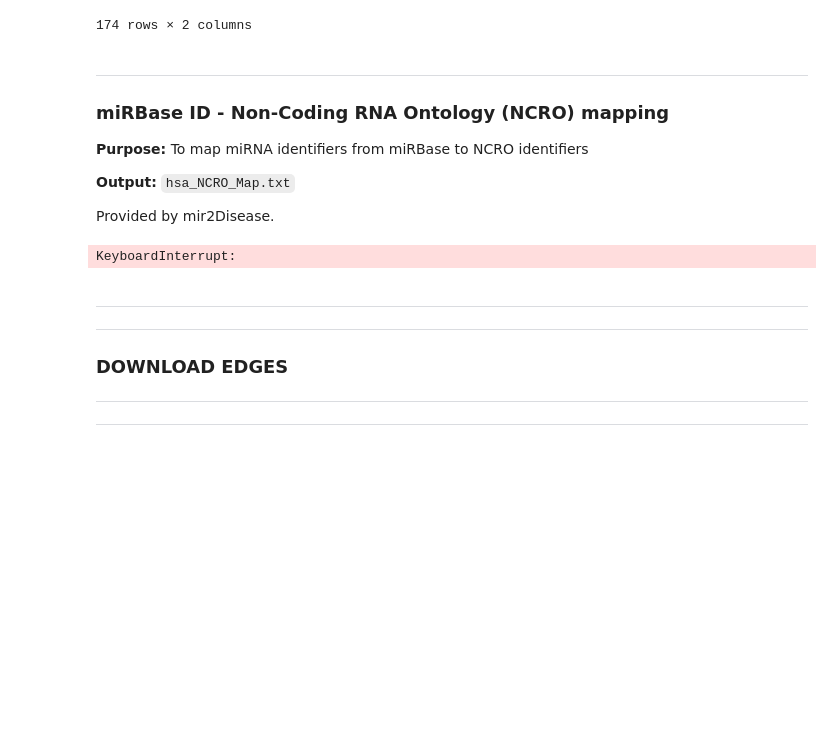
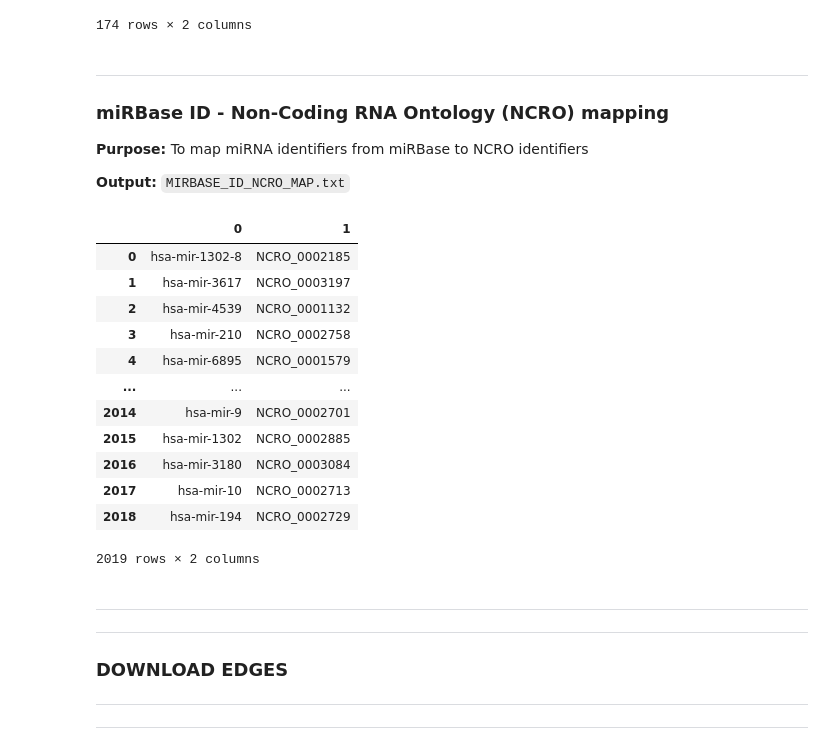
Before and after one commit to emanuelecavalleri/testRNA-KG, a Jupyter notebook: notebooks/RNA-KG_Preparation.ipynb, the cells around one changed output. Saved outputs shown, nothing was run; the diff lists cells and outputs as text; code cells hidden in the pictures; blank space fills up the shorter version.

```diff
--- a/notebooks/RNA-KG_Preparation.ipynb
+++ b/notebooks/RNA-KG_Preparation.ipynb
@@ -305,9 +312,7 @@ os.remove(processed_data_location + 'diseaseList.txt')
 
 **Purpose:** To map miRNA identifiers from miRBase to NCRO identifiers
 
-**Output:** `hsa_NCRO_Map.txt`
-
-Provided by mir2Disease.
+**Output:** `MIRBASE_ID_NCRO_MAP.txt`
 # %%
 # Helper function to get dbxrefs for all ontology classes' label
 def gets_ontology_class_label(graph: Graph) -> Tuple:
@@ -327,16 +332,14 @@ def gets_ontology_class_label(graph: Graph) -> Tuple:
 
     return {**dbx_uris, **ex_uris}, {**dbx_type, **ex_type}
 # %%
-# read data into RDFLib graph object
+# Read data into RDFLib graph object
 ncro_graph = Graph().parse(ontology_data_location + 'ncro_with_imports.owl')
 
 dbxref_res = gets_ontology_class_label(ncro_graph)[0]
 
 # Fix string patterns
-ncro_dict = {str(k): {str(i).split('/')[-1].replace(':','_') for i in v} for k, v in dbxref_res.items() if 'NCRO' in str(v) and 'mir-' in str(k) and 'hsa' in str(k)}
-ncro_dict2 = {'hsa-'+str(k): {str(i).split('/')[-1].replace(':','_') for i in v} for k, v in dbxref_res.items() if 'NCRO' in str(v) and 'mir-' in str(k) and 'hsa' not in str(k)}
-
-list({**ncro_dict, **ncro_dict2}.items())[:5]
+ncro_dict = {str(k): {str(i).split('/')[-1].replace(':','_') for i in v}
+             for k, v in dbxref_res.items() if 'NCRO' in str(v) and 'mir-' in str(k) and 'hsa' in str(k)}
+ncro_dict2 = {'hsa-'+str(k): {str(i).split('/')[-1].replace(':','_') for i in v} for k, v in dbxref_res.items()
+              if 'NCRO' in str(v) and 'mir-' in str(k) and 'hsa' not in str(k)}
-# %% [output]
-KeyboardInterrupt:
 # %%
@@ -344,5 +347,22 @@ with open(processed_data_location + 'hsa_NCRO_Map.txt', 'w') as outfile:
     for k, v in {**ncro_dict, **ncro_dict2}.items():
         outfile.write(str(k) + '\t' + str(v).replace('{','').replace('\'','').replace('}','') + '\n')
+# %%
+mirbaseNcro = pd.read_csv(processed_data_location + 'MIRBASE_ID_NCRO_MAP.txt', sep="\t", header=None)
+mirbaseNcro
+# %% [output]
+|  | 0 | 1 |
+| 0 | hsa-mir-1302-8 | NCRO_0002185 |
+| 1 | hsa-mir-3617 | NCRO_0003197 |
+| 2 | hsa-mir-4539 | NCRO_0001132 |
+| 3 | hsa-mir-210 | NCRO_0002758 |
+| 4 | hsa-mir-6895 | NCRO_0001579 |
+| ... | ... | ... |
+| 2014 | hsa-mir-9 | NCRO_0002701 |
+| 2015 | hsa-mir-1302 | NCRO_0002885 |
+| 2016 | hsa-mir-3180 | NCRO_0003084 |
+| 2017 | hsa-mir-10 | NCRO_0002713 |
+| 2018 | hsa-mir-194 | NCRO_0002729 |
+2019 rows × 2 columns
 # %% [markdown]
 ***
 ***
```
Also changed, not shown: parts of 48 cells of this notebook, 1 other file.
